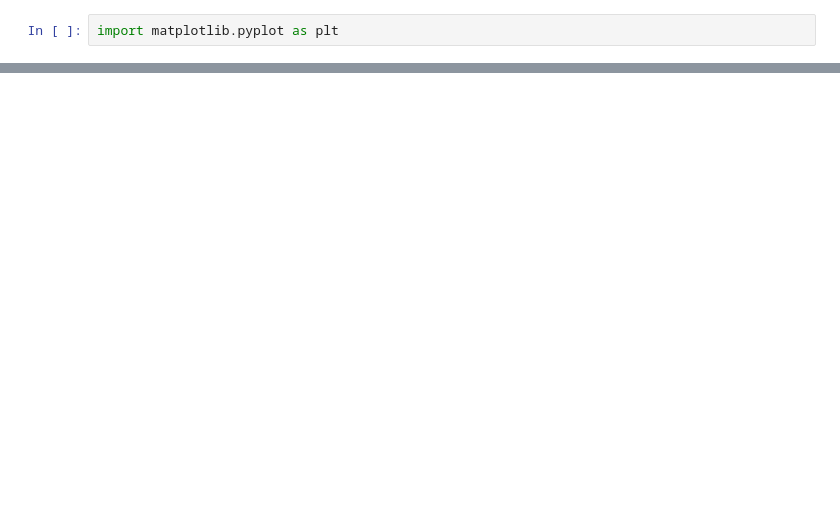
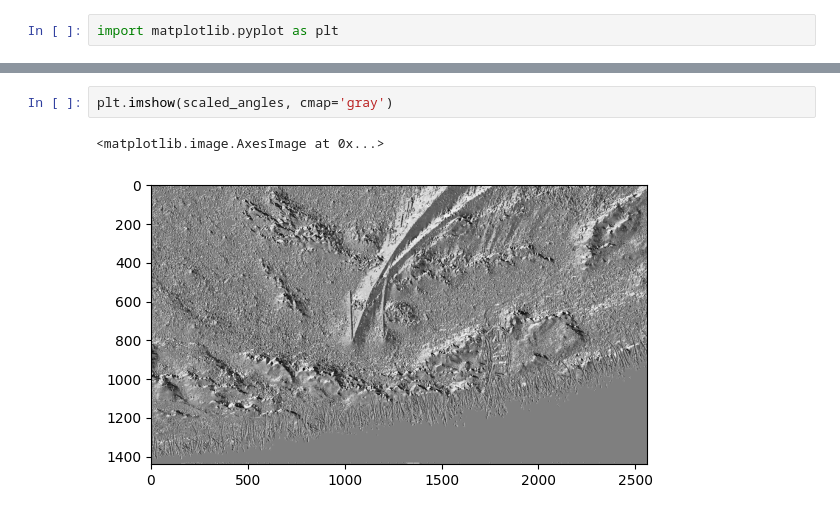
Before and after one commit to Mahasvan/TerminalMovie, a Jupyter notebook: test.ipynb, the cells around one changed output, grey strips where cells are left out. Drawn from its saved outputs; the diff is of its cells as text; blank space fills up the shorter version.

```diff
--- a/test.ipynb
+++ b/test.ipynb
@@ -152,0 +48,5 @@ for row in text:
+# %%
+plt.imshow(scaled_angles, cmap='gray')
+# %% [output]
+<matplotlib.image.AxesImage at 0x...>
+[figure, added]
```
Also changed, not shown: parts of 48 cells of this notebook, 16 other files.
